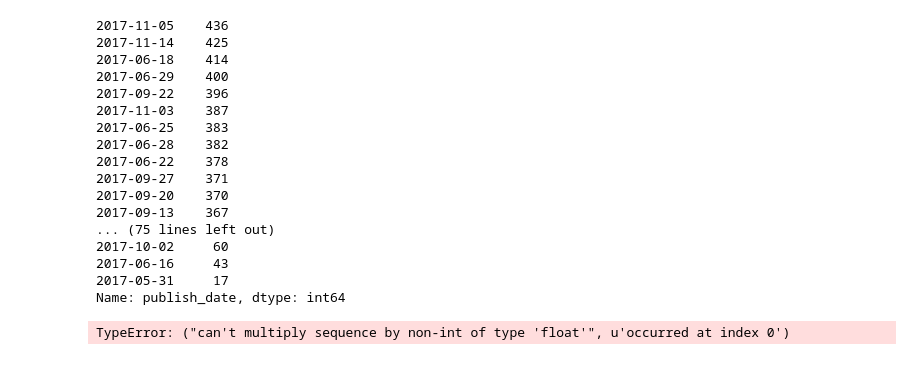
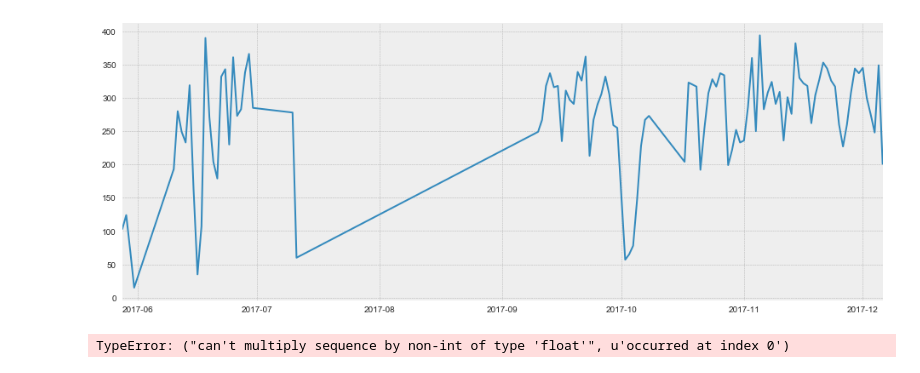
Before and after one commit to tjspross/scrapy_smartshanghai, a Jupyter notebook: ss_analysis.ipynb, the cells around one changed output. Drawn from its saved outputs; the diff is of its cells as text; code cells hidden in the pictures.

```diff
--- a/ss_analysis.ipynb
+++ b/ss_analysis.ipynb
@@ -126,26 +141,6 @@ if df_dist_d.filter(regex='count').empty:
     df_dist_d = df_dist_d.join(count_points(dfgeo.loc[dfgeo['rooms_BR']==2],'district_dense','count_2br'),on='TITLE')
     df_dist_d = df_dist_d.join(count_points(dfgeo.loc[dfgeo['rooms_BR']==3],'district_dense','count_3br'),on='TITLE')
     df_dist_d = df_dist_d.join(count_points(dfgeo.loc[dfgeo['rooms_BR']==4],'district_dense','count_4br'),on='TITLE')
-# %%
-df['publish_date'].value_counts()
-# %% [output]
-2017-11-05    436
-2017-11-14    425
-2017-06-18    414
-2017-06-29    400
-2017-09-22    396
-2017-11-03    387
-2017-06-25    383
-2017-06-28    382
-2017-06-22    378
-2017-09-27    371
-2017-09-20    370
-2017-09-13    367
-... (75 lines left out)
-2017-10-02     60
-2017-06-16     43
-2017-05-31     17
-Name: publish_date, dtype: int64
 # %%
 def agg_price(func,rooms_br=None,groupby_col=None):
     if callable(func):
@@ -209,3 +206,9 @@ if df_dist_d.filter(regex='perc_elev').empty:
+# %%
+plt.figure(figsize=(16,6))
+df.publish_date.value_counts().plot()
+plt.show()
+# %% [output]
+[figure, added]
 # %%
 def round_and_combine(value):
     return tuple(np.round(value,3))
```
Also changed, not shown: parts of 34 cells of this notebook, 8 other files.
